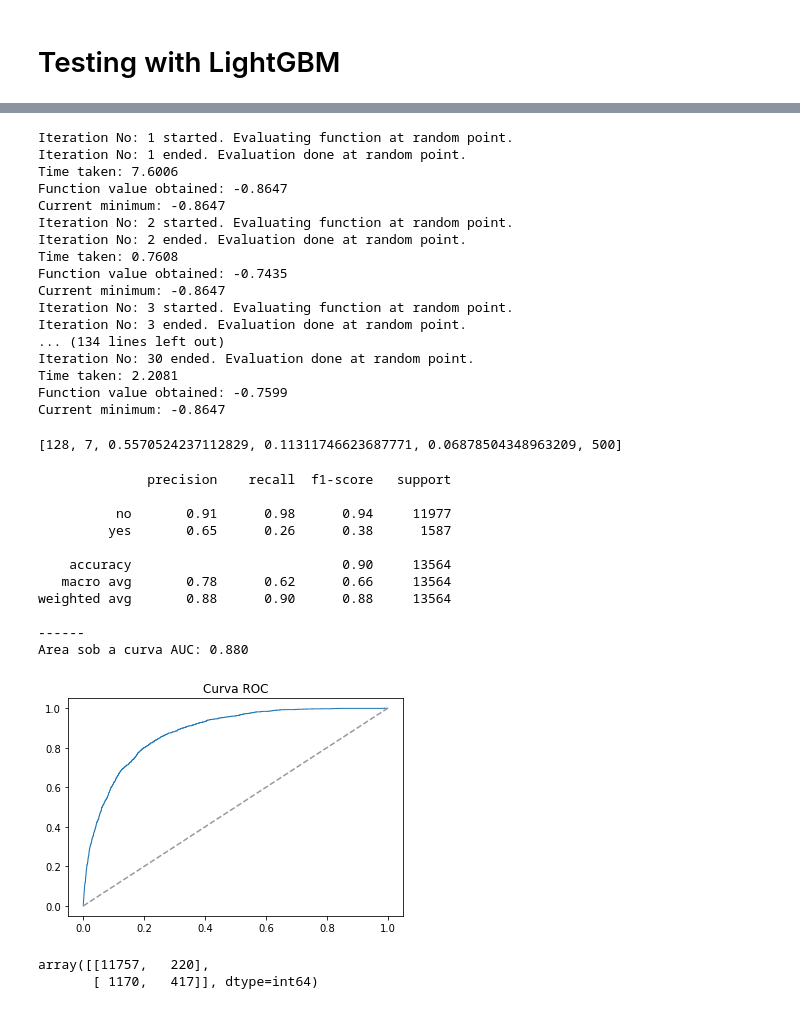
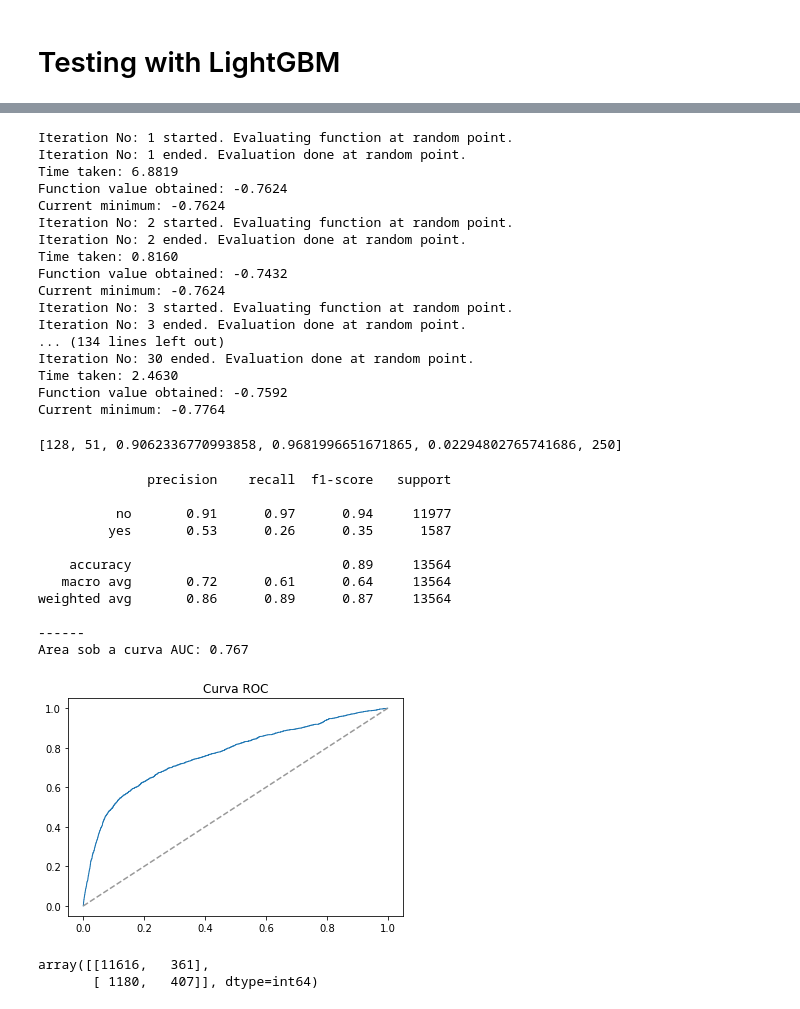
Before and after one commit to carlosealuz/pt_bank_marketing_analysis, a Jupyter notebook: Classification_model.ipynb, the cells around one changed output, grey strips where cells are left out. Cells and saved outputs as stored; diff of their text form; code cells hidden in the pictures.

Commit message:
updating model

```diff
--- a/Classification_model.ipynb
+++ b/Classification_model.ipynb
@@ -48,3 +50,5 @@ df.drop(['poutcome', 'pdays'], axis=1, inplace=True)
+# %%
+df.drop(['duration'], axis=1, inplace=True)
 # %%
 df.describe()
 # %% [output]
@@ -233,5 +236,5 @@ results.x
 # %%
-best_model = RandomForestClassifier(n_estimators=450, criterion='gini', max_depth=100,
+best_model = RandomForestClassifier(n_estimators=300, criterion='entropy', max_depth=70,
                                     min_samples_leaf=1, min_samples_split=2, random_state=12)
 
 best_model.fit(X_train_encoded, y_train)
@@ -278,8 +281,8 @@ from imblearn.over_sampling import SMOTE
 smote = SMOTE(random_state = 14)
 X_train_3, y_train_3 = smote.fit_sample(X_train_encoded, y_train)
 # %%
-best_model_s = RandomForestClassifier(n_estimators=450, criterion='gini', max_depth=100,
-                                      min_samples_leaf=1, min_samples_split=2, random_state=12)
+best_model_s = RandomForestClassifier(n_estimators=300, criterion='entropy', max_depth=70,
+                                    min_samples_leaf=1, min_samples_split=2, random_state=12)
 
 best_model_s.fit(X_train_3, y_train_3)
 y1_predicted = best_model_s.predict(X_test_encoded)
@@ -368,62 +370,62 @@ resultado_lgbm = dummy_minimize(train_model_lgbm, space_lgbm, random_state=12, v
 # %% [output]
 Iteration No: 1 started. Evaluating function at random point.
 Iteration No: 1 ended. Evaluation done at random point.
-Time taken: 7.6006
-Function value obtained: -0.8647
-Current minimum: -0.8647
+Time taken: 6.8819
+Function value obtained: -0.7624
+Current minimum: -0.7624
 Iteration No: 2 started. Evaluating function at random point.
 Iteration No: 2 ended. Evaluation done at random point.
-Time taken: 0.7608
-Function value obtained: -0.7435
-Current minimum: -0.8647
+Time taken: 0.8160
+Function value obtained: -0.7432
+Current minimum: -0.7624
 Iteration No: 3 started. Evaluating function at random point.
 Iteration No: 3 ended. Evaluation done at random point.
 ... (134 lines left out)
 Iteration No: 30 ended. Evaluation done at random point.
-Time taken: 2.2081
-Function value obtained: -0.7599
-Current minimum: -0.8647
+Time taken: 2.4630
+Function value obtained: -0.7592
+Current minimum: -0.7764
 # %%
 resultado_lgbm.x
 # %% [output]
-[128, 7, 0.5570524237112829, 0.11311746623687771, 0.06878504348963209, 500]
+[128, 51, 0.9062336770993858, 0.9681996651671865, 0.02294802765741686, 250]
 # %%
-best_model_lgbm = LGBMClassifier(n_estimators=500, num_leaves=128, min_child_samples=7,
-                              subsample=0.55, colsample_bytree=0.11, learning_rate=0.07,
+best_model_lgbm = LGBMClassifier(n_estimators=250, num_leaves=128, min_child_samples=51,
+                              subsample=0.91, colsample_bytree=0.97, learning_rate=0.02,
                               random_state=12)
 
 best_model_lgbm.fit(X_train_3, y_train_3)
 y1_predicted = best_model_lgbm.predict(X_test_encoded)
 y1_predicted_prob = best_model_lgbm.predict_proba(X_test_encoded)[:, 1]
 fpr, tpr, threshold = roc_curve(y_test.values, y1_predicted_prob)
 roc_auc = roc_auc_score(y_test, y1_predicted_prob)
 
 print(classification_report(y_test, y1_predicted, target_names=['no','yes']))
 print('------')
 print('Area sob a curva AUC: {:.03f}'.format(roc_auc))
 
 plt.plot(fpr, tpr, lw=1)
 #plot_roc_curve(best_model_s, X1_test_encoded, y1_test)
 plt.plot([0,1],[0,1], '--', color=(0.6,0.6,0.6), label="sorte")
 plt.title("Curva ROC", fontsize=12)
 
 plt.show()
 # %% [output]
               precision    recall  f1-score   support
 
-          no       0.91      0.98      0.94     11977
-         yes       0.65      0.26      0.38      1587
+          no       0.91      0.97      0.94     11977
+         yes       0.53      0.26      0.35      1587
 
-    accuracy                           0.90     13564
-   macro avg       0.78      0.62      0.66     13564
-weighted avg       0.88      0.90      0.88     13564
+    accuracy                           0.89     13564
+   macro avg       0.72      0.61      0.64     13564
+weighted avg       0.86      0.89      0.87     13564
 
 ------
-Area sob a curva AUC: 0.880
+Area sob a curva AUC: 0.767
-[figure, old version]
+[figure, new version]
 # %%
 cnf_matrix = confusion_matrix(y_test, y1_predicted)
 cnf_matrix
 # %% [output]
-array([[11757,   220],
-       [ 1170,   417]], dtype=int64)
+array([[11616,   361],
+       [ 1180,   407]], dtype=int64)
```
Also changed, not shown: parts of 15 cells of this notebook.
